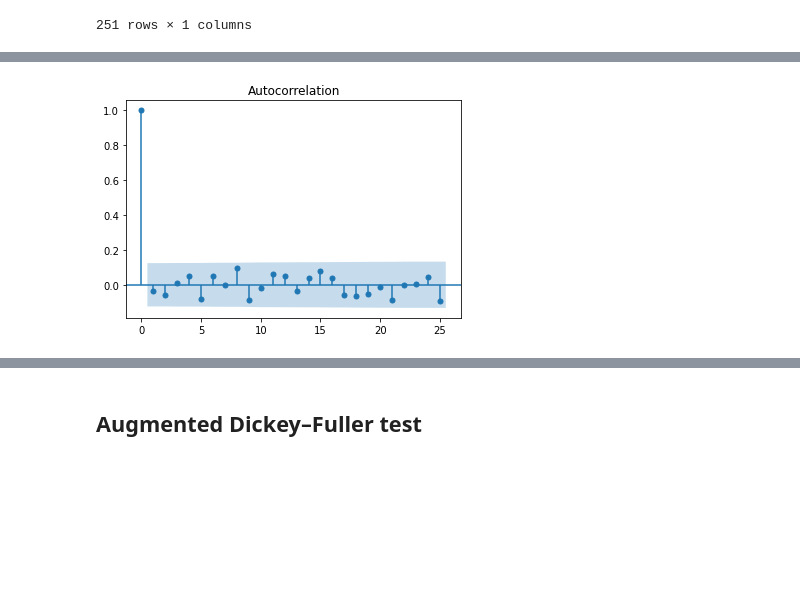
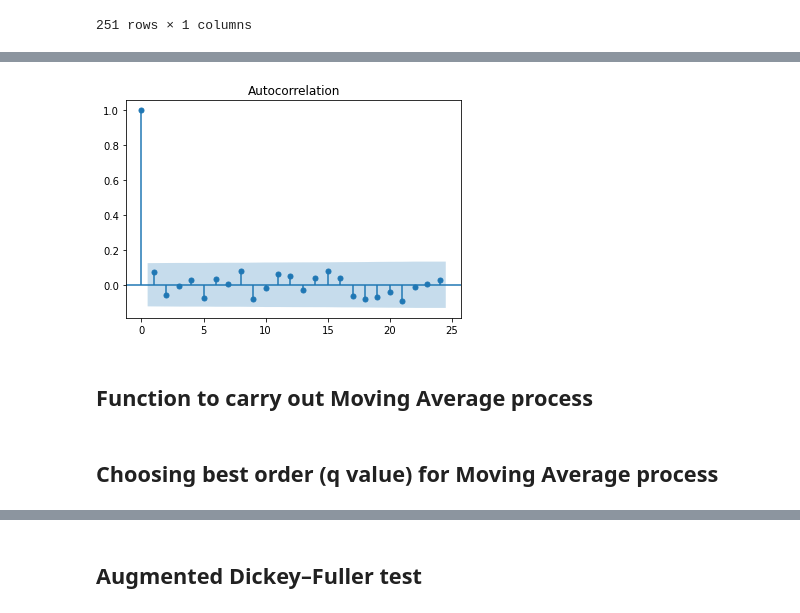
Before and after one commit to cameronmcewan/advanced-financial-technology, a Jupyter notebook: CA3/CA3-code.ipynb, the cells around one changed output, grey strips where cells are left out. Drawn from its saved outputs; the diff is of its cells as text; code cells hidden in the pictures; blank space fills up the shorter version.

```diff
--- a/CA3/CA3-code.ipynb
+++ b/CA3/CA3-code.ipynb
@@ -82,3 +94,6 @@ We calculate the error on the test-set for each p, and pick the best one.
 # %%
-[df_train,df_test,theta,intercept,RMSE] = AR(2,pd.DataFrame(df.Actual))
+[df_train,df_test,theta,intercept,RMSE] = AR(1,pd.DataFrame(df.Actual))
+df_c = pd.concat([df_train,df_test])
+res = pd.DataFrame()
+res['Residuals'] = df_c.Actual - df_c.Predicted_Values
 # %% [output]
@@ -86,4 +100,0 @@ The RMSE is : 55.20456800860882 , Value of p :  2
-# %%
-df_c = pd.concat([df_train,df_test])
-res = pd.DataFrame()
-res['Residuals'] = df_c.Actual - df_c.Predicted
@@ -106,7 +101,12 @@ Name: Residuals, Length: 249, dtype: float64
-# %%
-ACF = plot_acf(res['Residuals'],lags=25)
-# %% [output]
-[figure, removed]
+# %%
+# Calculate the ACF (via statsmodel)
+plot_acf(res)
+# Show the data as a plot (via matplotlib)
+plt.show()
+# %% [output]
+[figure, added]
+# %% [markdown]
+## Function to carry out Moving Average process
 # %%
 def MA(q,res):
 
@@ -140,6 +143,8 @@ def MA(q,res):
 
   print("The RMSE is :", RMSE,", Value of q : ",q)
   return [res_train_2,res_test,theta,intercept,RMSE]
+# %% [markdown]
+## Choosing best order (q value) for Moving Average process
 # %%
 best_RMSE=100000000000
 best_q = -1
```
Also changed, not shown: parts of 24 cells of this notebook, 18 other files.
